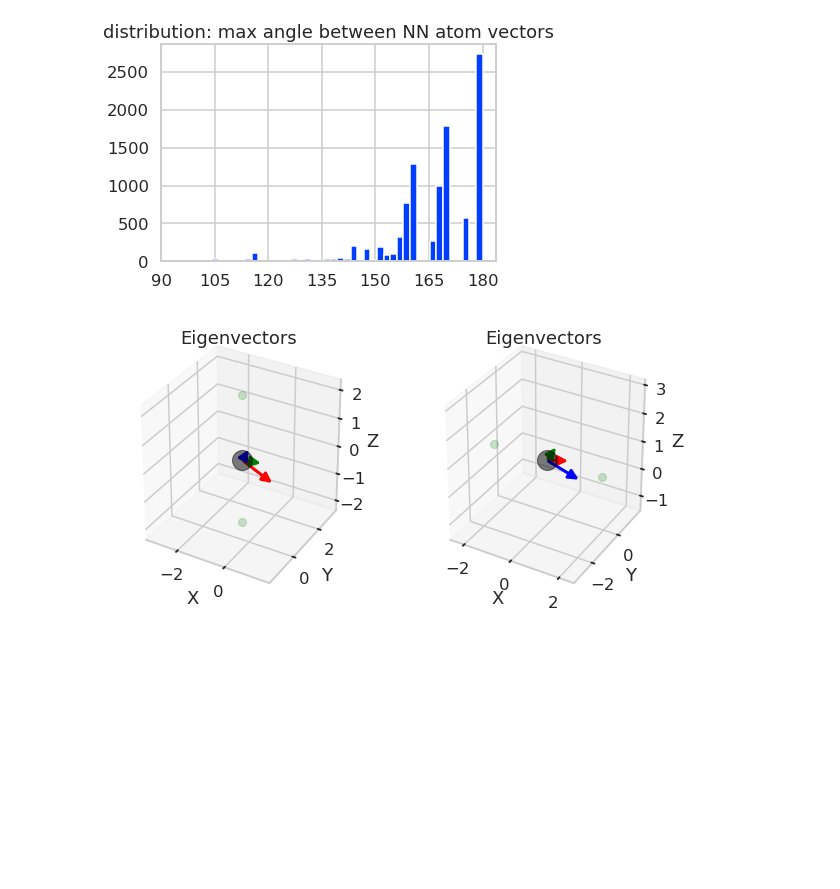
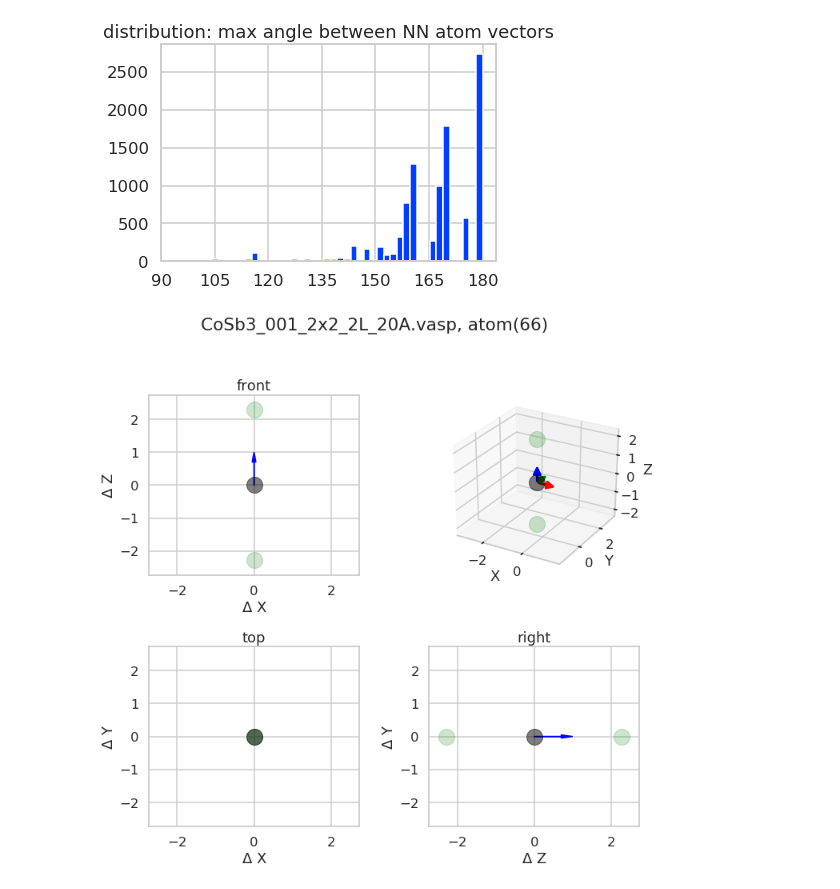
Before and after one commit to jehyunlee/surface_atom_extractor, a Jupyter notebook: SurfaceExtraction_PCA_debug.ipynb, the cells around one changed output. Cells and saved outputs as stored; diff of their text form; code cells hidden in the pictures; blank space fills up the shorter version.

Commit message:
[MOD] eigenvectors visualization

```diff
--- a/SurfaceExtraction_PCA_debug.ipynb
+++ b/SurfaceExtraction_PCA_debug.ipynb
@@ -751,23 +805,35 @@ vec_z = 1.5272903225806453
 f_radius = 2.638184836181243
 number of surface atoms =  272
 [figure]
-# %%
-nb_vec = debugmode.nb_vec
-eig_vec = debugmode.eig_vec
-transformed = debugmode.transformed
-transformed_eigvec = debugmode.transformed_eigvec
-
-
-
-##################################################################################
-if debugmode.plot_eigenvector:
-    fig = plt.figure(figsize=(10, 5))
-    ax1 = fig.add_subplot(121, projection='3d')
-    ax2 = fig.add_subplot(122, projection='3d')
-
-    ax1 = plt_eig(ax1, nb_vec, eig_vec, 'Eigenvectors')
-    ax2 = plt_eig(ax2, transformed, transformed_eigvec, 'Eigenvectors')
-
-    plt.show()
-# %% [output]
-[figure, removed]
+# %%
+nb_vec = Debugmode.nb_vec
+eig_vec = Debugmode.eig_vec
+eig_val = Debugmode.eig_val
+transformed = Debugmode.transformed
+transformed_eigvec = Debugmode.transformed_eigvec
+
+
+def plot_eigenvectors(nb_vec, eig_vec, eig_val):
+
+    fig = plt.figure(figsize=(10,10))
+    ax3d = fig.add_subplot(222, projection="3d")
+    ax3d = plt_eig3d(ax3d, nb_vec, eig_vec, "isometric")
+
+    ax_xy = fig.add_subplot(223)
+    ax_xy = plt_eig2d(ax_xy, nb_vec, eig_vec, eig_val, 0, 1, "top")
+
+    ax_xz = fig.add_subplot(221)
+    ax_xz = plt_eig2d(ax_xz, nb_vec, eig_vec, eig_val, 0, 2, "front")
+
+    ax_zy = fig.add_subplot(224)
+    ax_zy = plt_eig2d(ax_zy, nb_vec, eig_vec, eig_val, 2, 1, "right")
+
+    suptitle = Debugmode.filename + ", atom(%s)" %Debugmode.target_atom
+    plt.suptitle(suptitle)
+
+    plt.tight_layout(rect=(0,0,1,0.9))
+    plt.show()
+# %%
+plot_eigenvectors(nb_vec, eig_vec, eig_val)
+# %% [output]
+[figure, added]
```
Also changed, not shown: parts of 5 cells of this notebook, 2 other files.
